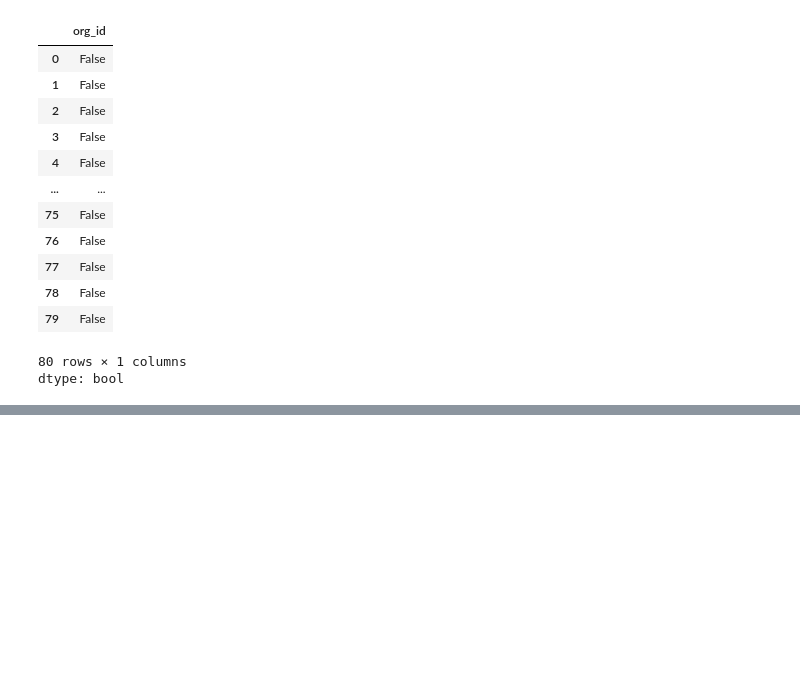
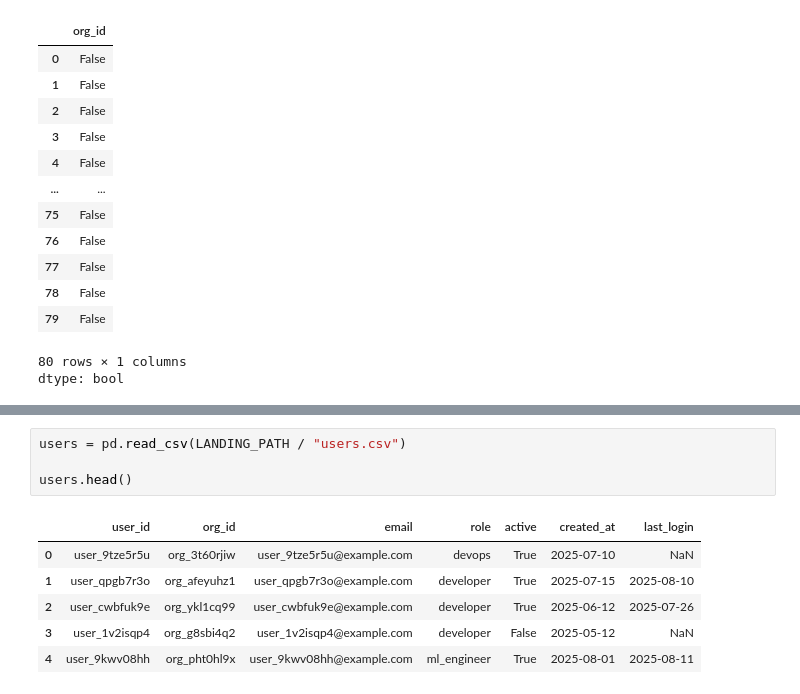
Before and after one commit to matiasnr96/cloud-provider-analytics, a Jupyter notebook: notebooks/01_exploracion_datos.ipynb, the cells around one changed output, grey strips where cells are left out. Cells and saved outputs as stored; diff of their text form; blank space fills up the shorter version.

```diff
--- a/notebooks/01_exploracion_datos.ipynb
+++ b/notebooks/01_exploracion_datos.ipynb
@@ -123,0 +174,11 @@ dtype: bool
+# %%
+users = pd.read_csv(LANDING_PATH / "users.csv")
+
+users.head()
+# %% [output]
+|  | user_id | org_id | email | role | active | created_at | last_login |
+| 0 | user_9tze5r5u | org_3t60rjiw | user_9tze5r5u@example.com | devops | True | 2025-07-10 | NaN |
+| 1 | user_qpgb7r3o | org_afeyuhz1 | user_qpgb7r3o@example.com | developer | True | 2025-07-15 | 2025-08-10 |
+| 2 | user_cwbfuk9e | org_ykl1cq99 | user_cwbfuk9e@example.com | developer | True | 2025-06-12 | 2025-07-26 |
+| 3 | user_1v2isqp4 | org_g8sbi4q2 | user_1v2isqp4@example.com | developer | False | 2025-05-12 | NaN |
+| 4 | user_9kwv08hh | org_pht0hl9x | user_9kwv08hh@example.com | ml_engineer | True | 2025-08-01 | 2025-08-11 |
```
Also changed, not shown: parts of 26 cells of this notebook.
